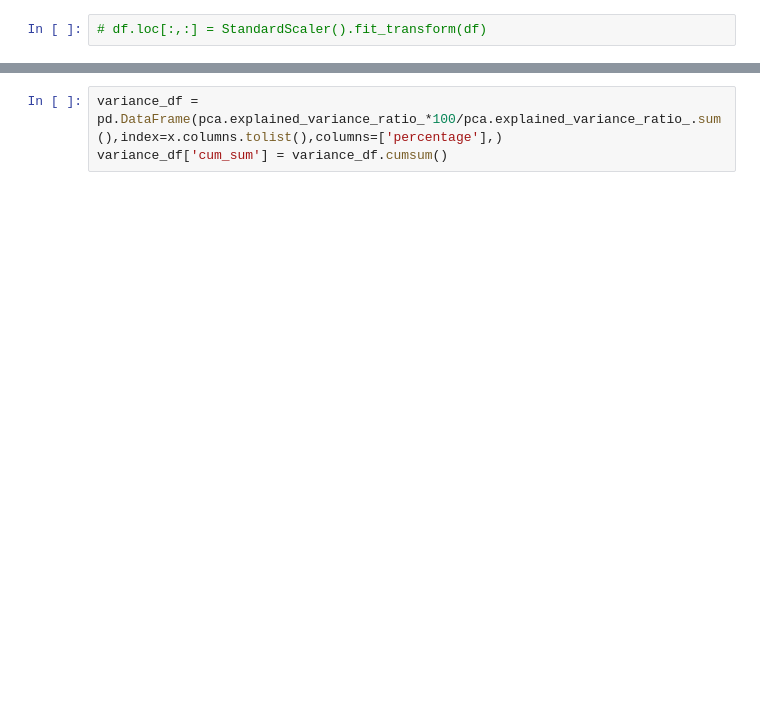
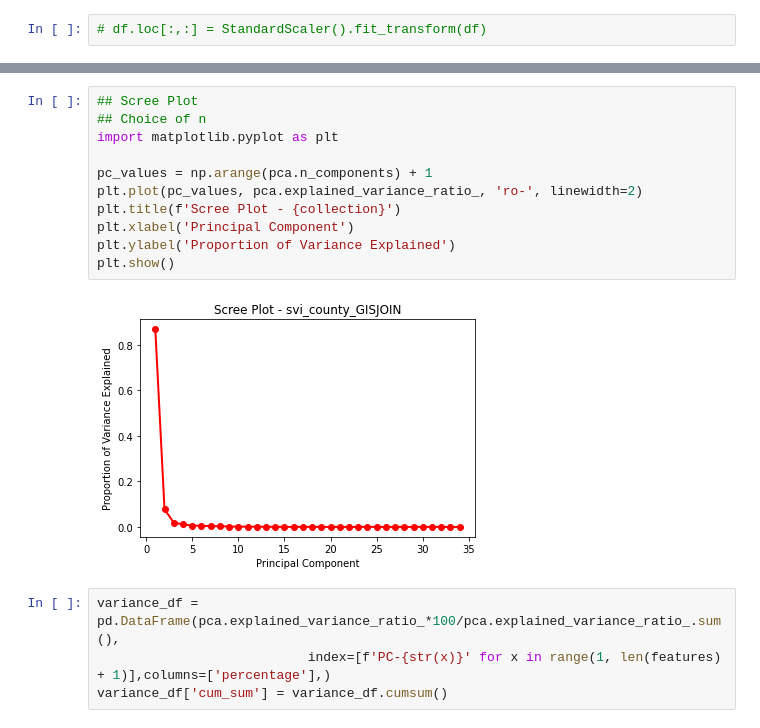
Before and after one commit to menuka94/sustain-pca, a Jupyter notebook: PCA-1.ipynb, the cells around one changed output, grey strips where cells are left out. Drawn from its saved outputs; the diff is of its cells as text; blank space fills up the shorter version.

```diff
--- a/PCA-1.ipynb
+++ b/PCA-1.ipynb
@@ -98,5 +168,19 @@ pcs.to_json()
+# %%
+## Scree Plot
+## Choice of n
+import matplotlib.pyplot as plt
+
+pc_values = np.arange(pca.n_components) + 1
+plt.plot(pc_values, pca.explained_variance_ratio_, 'ro-', linewidth=2)
+plt.title(f'Scree Plot - {collection}')
+plt.xlabel('Principal Component')
+plt.ylabel('Proportion of Variance Explained')
+plt.show()
+# %% [output]
+[figure, added]
 # %%
-variance_df = pd.DataFrame(pca.explained_variance_ratio_*100/pca.explained_variance_ratio_.sum(),index=x.columns.tolist(),columns=['percentage'],)
+variance_df = pd.DataFrame(pca.explained_variance_ratio_*100/pca.explained_variance_ratio_.sum(),
+                           index=[f'PC-{str(x)}' for x in range(1, len(features) + 1)],columns=['percentage'],)
 variance_df['cum_sum'] = variance_df.cumsum()
 # %%
 variance_df
```
Also changed, not shown: parts of 7 cells of this notebook, 1 other file.
